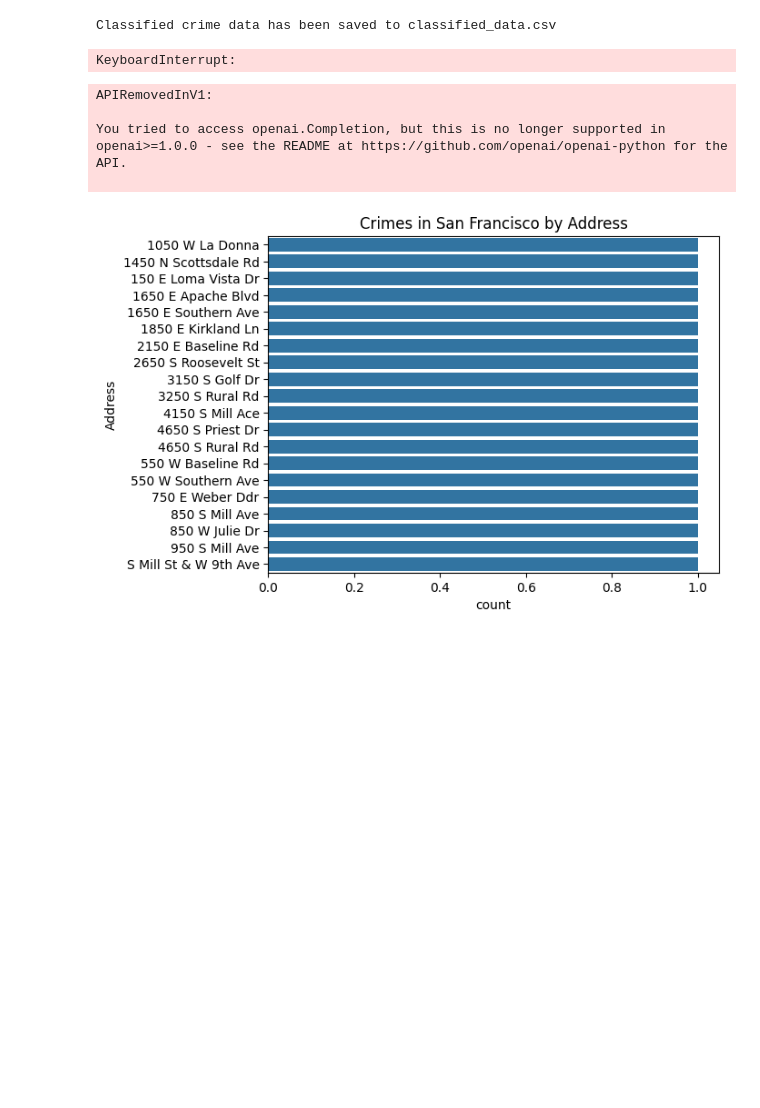
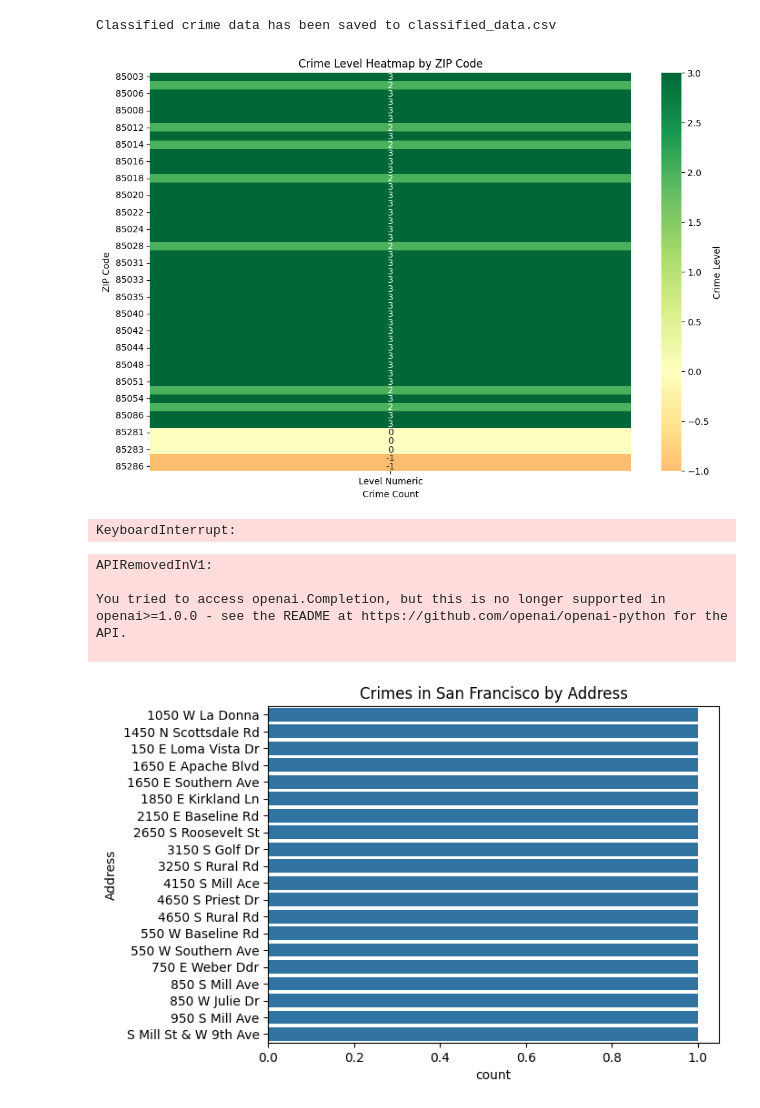
Before and after one commit to aaravmat1209/crime-prediction, a Jupyter notebook: notebooks/exploratory_data.ipynb, the cells around one changed output. Drawn from its saved outputs; the diff is of its cells as text; code cells hidden in the pictures; blank space fills up the shorter version.

```diff
--- a/notebooks/exploratory_data.ipynb
+++ b/notebooks/exploratory_data.ipynb
@@ -170,4 +388,40 @@ final_crime_levels.to_csv('classified_data.csv', index=False)
 print("Classified crime data has been saved to classified_data.csv")
 # %% [output]
 Classified crime data has been saved to classified_data.csv
+# %%
+import pandas as pd
+import seaborn as sns
+import matplotlib.pyplot as plt
+
+# Step 1: Load the data from the CSV file
+file_path = 'classified_data.csv'  # Update with the path to your CSV file
+df = pd.read_csv(file_path)
+
+df['ZIP'] = df['ZIP'].astype(int)
+
+
+# Step 2: Convert the crime levels to numerical values for heatmap representation
+level_mapping = {
+    'Very High': 3,
+    'High': 2,
+    'Medium': 1,
+    'Low': 0,
+    'Very Low': -1
+}
+
+df['Level Numeric'] = df['Level'].map(level_mapping)
+
+# Step 3: Create a heatmap using pivot_table to handle duplicates
+plt.figure(figsize=(12, 8))
+heatmap_data = df.pivot_table(index='ZIP', values='Level Numeric', aggfunc='mean')
+
+# Use a diverging palette to distinguish levels
+sns.heatmap(heatmap_data, annot=True, fmt=".0f", cmap='RdYlGn', center=0, cbar_kws={'label': 'Crime Level'})
+
+plt.title('Crime Level Heatmap by ZIP Code')
+plt.xlabel('Crime Count')  # You can change this label based on the structure you want
+plt.ylabel('ZIP Code')
+plt.show()
+# %% [output]
+[figure, added]
 # %%
```
Also changed, not shown: parts of 59 cells of this notebook, 2 other files.
